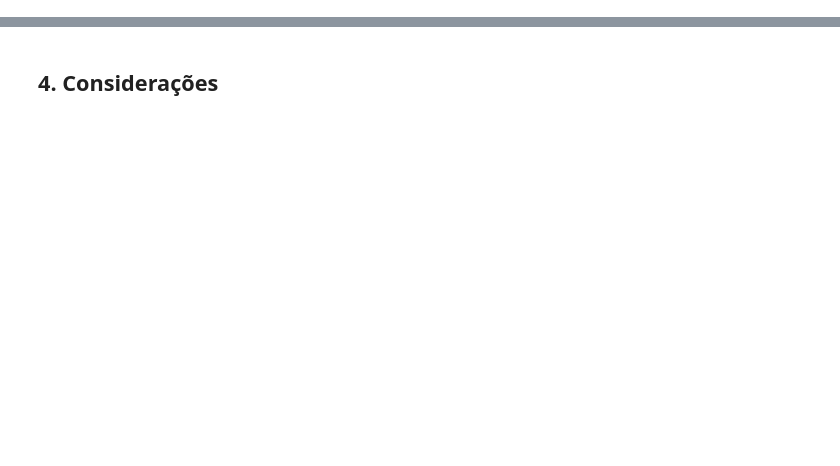
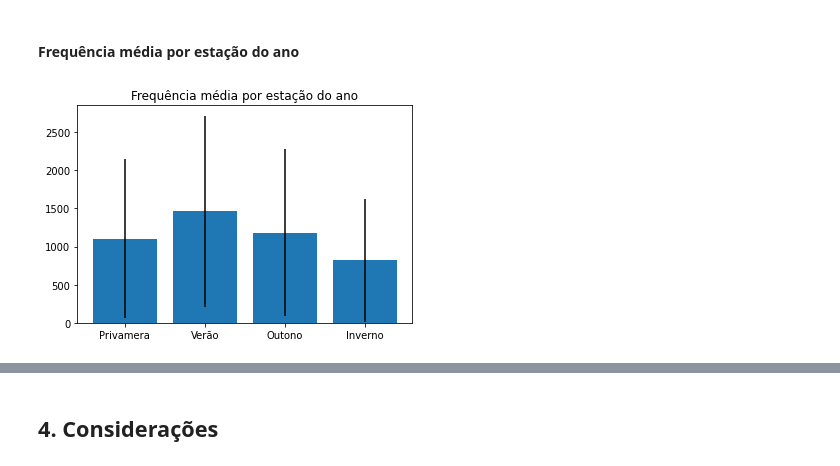
Before and after one commit to lfnd0/Semana_Omnistack, a Jupyter notebook: ML_Atividade_5.ipynb, the cells around one changed output, grey strips where cells are left out. Saved outputs shown, nothing was run; the diff lists cells and outputs as text; code cells hidden in the pictures; blank space fills up the shorter version.

```diff
--- a/ML_Atividade_5.ipynb
+++ b/ML_Atividade_5.ipynb
@@ -26,0 +74,10 @@ data.head()
+# %% [markdown]
+#### Frequência média por estação do ano
+# %%
+plt.title('Frequência média por estação do ano')
+indice = ['Privamera', 'Verão','Outono','Inverno']
+stats = data.groupby(['season'], as_index=False)['cnt'].agg(['mean', 'std'])
+plt.bar(indice, stats['mean'], yerr=stats['std'])
+plt.show()
+# %% [output]
+[figure, added]
```
Also changed, not shown: parts of 48 cells of this notebook.
